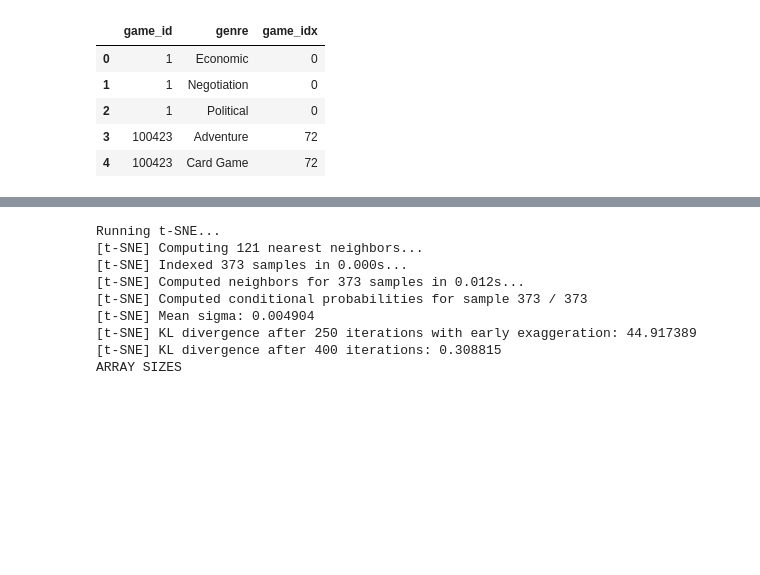
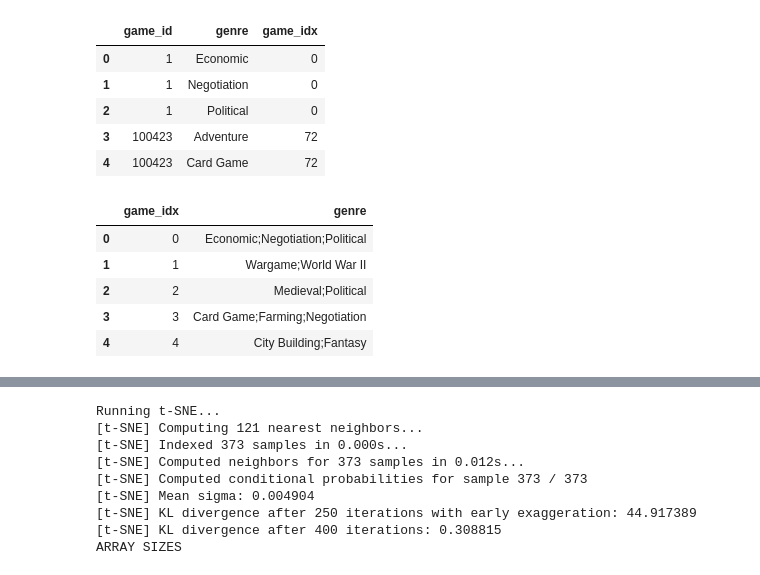
Before and after one commit to MarshallKrakauer/BGGAnalysis, a Jupyter notebook: Player Ratings.ipynb, the cells around one changed output, grey strips where cells are left out. Drawn from its saved outputs; the diff is of its cells as text; code cells hidden in the pictures; blank space fills up the shorter version.

```diff
--- a/Player Ratings.ipynb
+++ b/Player Ratings.ipynb
@@ -534,6 +535,19 @@ game_genres.head()
 | 2 | 1 | Political | 0 |
 | 3 | 100423 | Adventure | 72 |
 | 4 | 100423 | Card Game | 72 |
+# %%
+full_genre_list = pd.pivot_table(data=game_genres,
+               index = ['game_idx'],
+               values=['genre'],
+               aggfunc = lambda x: ';'.join(x)).reset_index()
+full_genre_list.head()
+# %% [output]
+|  | game_idx | genre |
+| 0 | 0 | Economic;Negotiation;Political |
+| 1 | 1 | Wargame;World War II |
+| 2 | 2 | Medieval;Political |
+| 3 | 3 | Card Game;Farming;Negotiation |
+| 4 | 4 | City Building;Fantasy |
 # %%
 top_10_genres = pd.pivot_table(game_genres
                 ,index=['genre']
```
Also changed, not shown: parts of 20 cells of this notebook.
